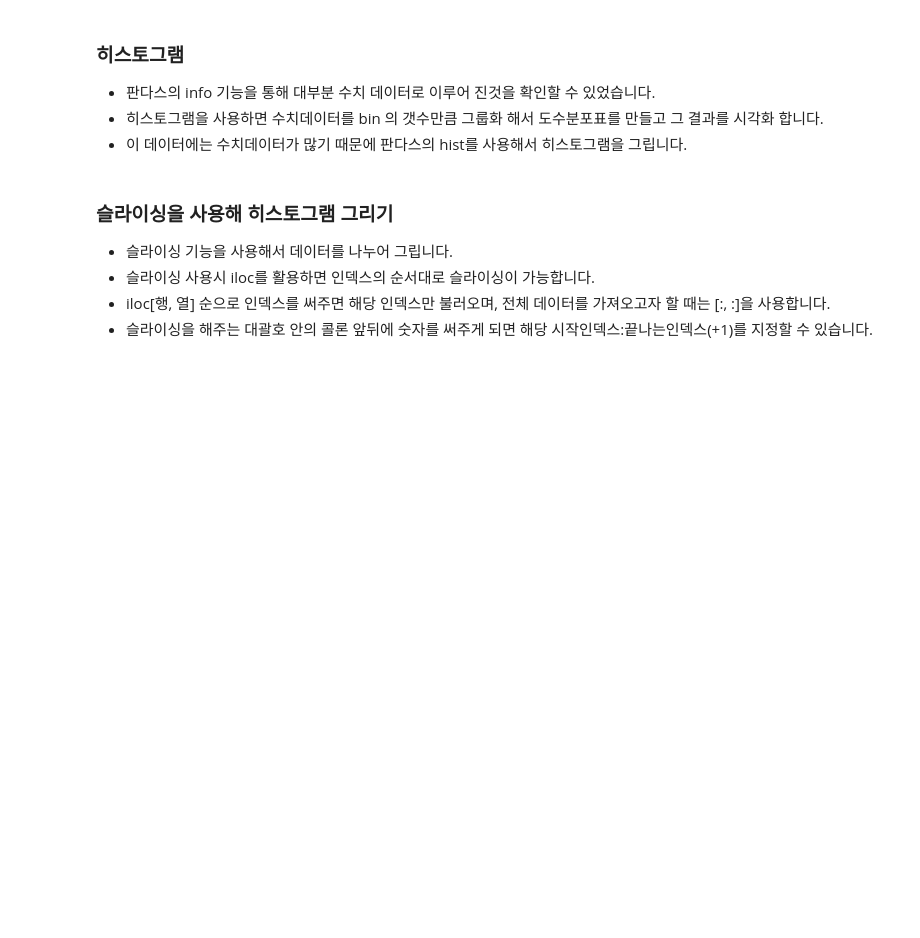
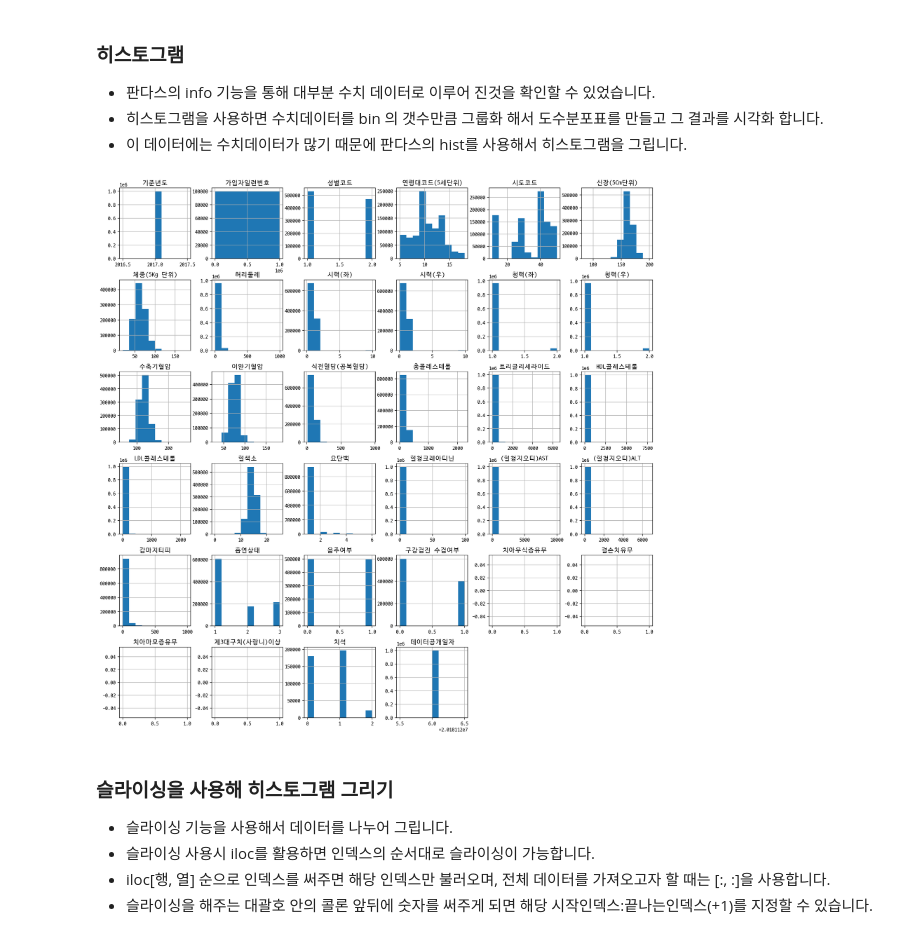
Before and after one commit to corazzon/boostcourse-ds-510, a Jupyter notebook: health_analysis-input.ipynb, the cells around one changed output. Saved outputs shown, nothing was run; the diff lists cells and outputs as text; code cells hidden in the pictures; blank space fills up the shorter version.

```diff
--- a/health_analysis-input.ipynb
+++ b/health_analysis-input.ipynb
@@ -376,6 +423,9 @@ df.pivot_table("감마지티피", "음주여부", aggfunc="mean")
 * 이 데이터에는 수치데이터가 많기 때문에 판다스의 hist를 사용해서 히스토그램을 그립니다.
 # %%
 # 전체 데이터에 대한 히스토그램을 출력합니다.
+histgram = df.hist(figsize=(18, 18))
+# %% [output]
+[figure, added]
 # %% [markdown]
 ### 슬라이싱을 사용해 히스토그램 그리기
 * 슬라이싱 기능을 사용해서 데이터를 나누어 그립니다.
```
Also changed, not shown: parts of 38 cells of this notebook.
